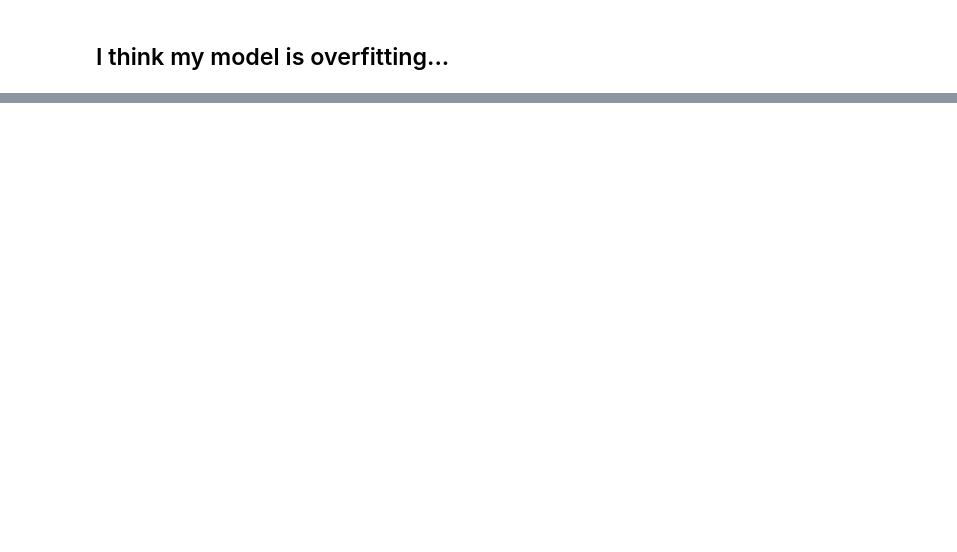
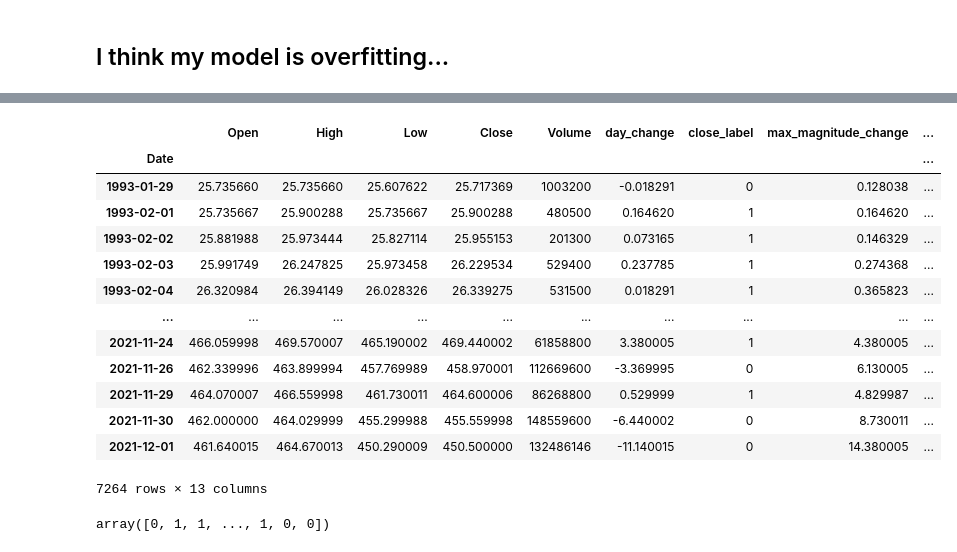
Before and after one commit to bourne2invest/AlgoTrading, a Jupyter notebook: notebooks/Market-Close_Binary-Predictor.ipynb, the cells around one changed output, grey strips where cells are left out. Saved outputs shown, nothing was run; the diff lists cells and outputs as text; code cells hidden in the pictures; blank space fills up the shorter version.

```diff
--- a/notebooks/Market-Close_Binary-Predictor.ipynb
+++ b/notebooks/Market-Close_Binary-Predictor.ipynb
@@ -503,0 +510,22 @@ fpr
+# %%
+res_df
+# %% [output]
+|  | Open | High | Low | Close | Volume | day_change | close_label | max_magnitude_change | ... |
+| Date |  |  |  |  |  |  |  |  | ... |
+| 1993-01-29 | 25.735660 | 25.735660 | 25.607622 | 25.717369 | 1003200 | -0.018291 | 0 | 0.128038 | ... |
+| 1993-02-01 | 25.735667 | 25.900288 | 25.735667 | 25.900288 | 480500 | 0.164620 | 1 | 0.164620 | ... |
+| 1993-02-02 | 25.881988 | 25.973444 | 25.827114 | 25.955153 | 201300 | 0.073165 | 1 | 0.146329 | ... |
+| 1993-02-03 | 25.991749 | 26.247825 | 25.973458 | 26.229534 | 529400 | 0.237785 | 1 | 0.274368 | ... |
+| 1993-02-04 | 26.320984 | 26.394149 | 26.028326 | 26.339275 | 531500 | 0.018291 | 1 | 0.365823 | ... |
+| ... | ... | ... | ... | ... | ... | ... | ... | ... | ... |
+| 2021-11-24 | 466.059998 | 469.570007 | 465.190002 | 469.440002 | 61858800 | 3.380005 | 1 | 4.380005 | ... |
+| 2021-11-26 | 462.339996 | 463.899994 | 457.769989 | 458.970001 | 112669600 | -3.369995 | 0 | 6.130005 | ... |
+| 2021-11-29 | 464.070007 | 466.559998 | 461.730011 | 464.600006 | 86268800 | 0.529999 | 1 | 4.829987 | ... |
+| 2021-11-30 | 462.000000 | 464.029999 | 455.299988 | 455.559998 | 148559600 | -6.440002 | 0 | 8.730011 | ... |
+| 2021-12-01 | 461.640015 | 464.670013 | 450.290009 | 450.500000 | 132486146 | -11.140015 | 0 | 14.380005 | ... |
+7264 rows × 13 columns
+# %%
+y = res_df.close_label.values
+y
+# %% [output]
+array([0, 1, 1, ..., 1, 0, 0])
```
Also changed, not shown: parts of 63 cells of this notebook.
